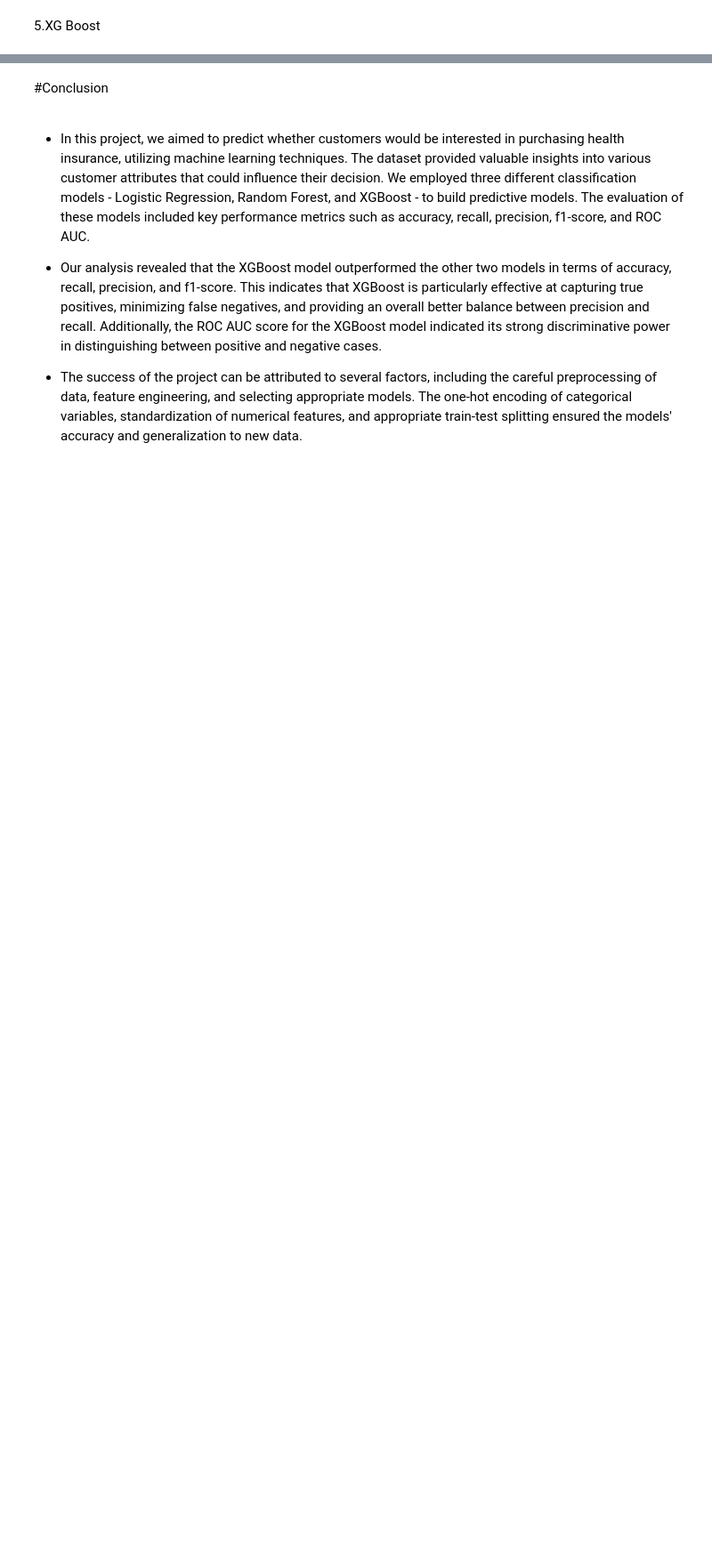
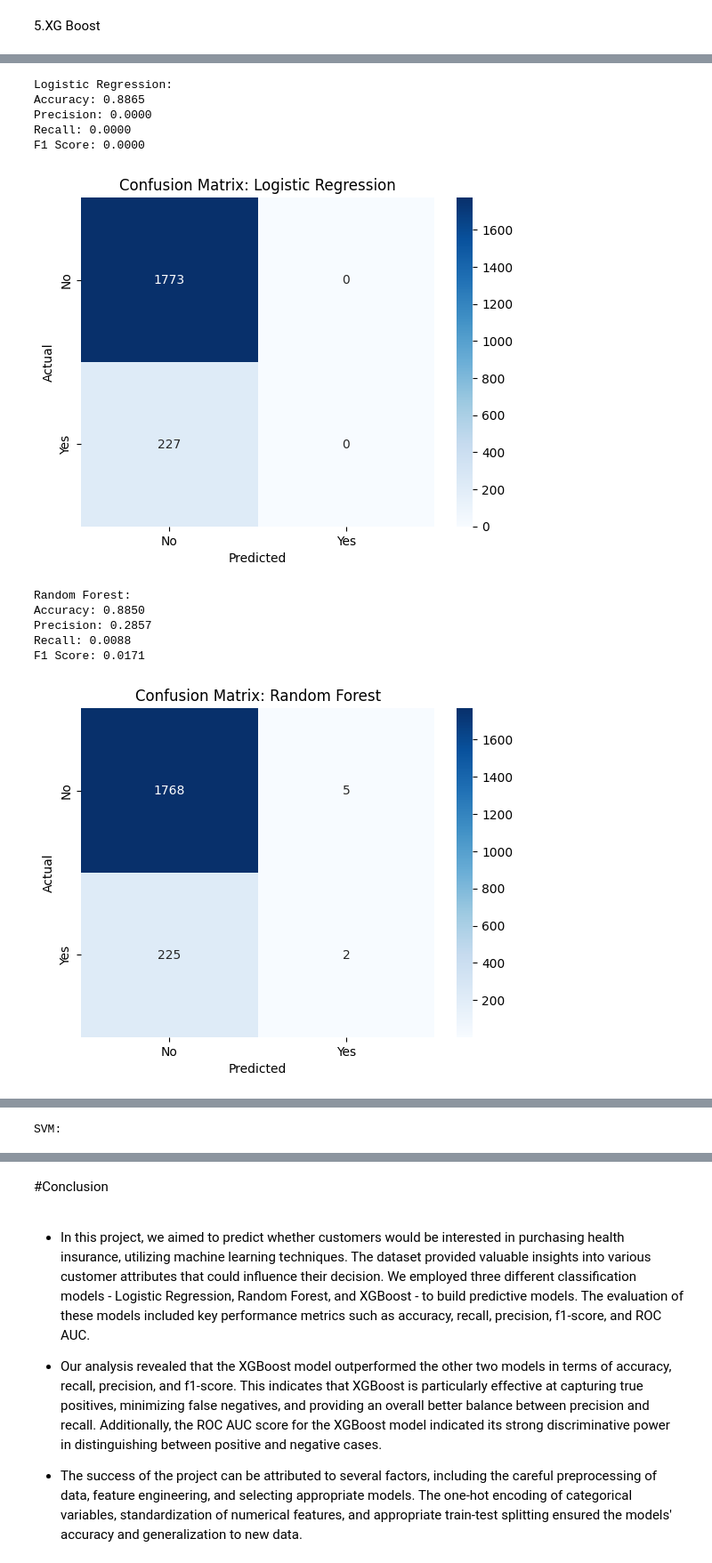
Before and after one commit to swapnil-mergal/HEALTH-INSURANCE-CROSS-SELL-PREDICTION-PROJECT, a Jupyter notebook: Individual_notebook.ipynb, the cells around one changed output, grey strips where cells are left out. Shown: that part at 89% size. Saved outputs shown, nothing was run; the diff lists cells and outputs as text; code cells hidden in the pictures; blank space fills up the shorter version.

```diff
--- a/Individual_notebook.ipynb
+++ b/Individual_notebook.ipynb
@@ -377,6 +250,0 @@ X_train.shape, X_test.shape , y_train.shape, y_test.shape
-# %%
-# Normalizing the Dataset using Standard Scaling Technique.
-from sklearn.preprocessing import StandardScaler
-scaler=StandardScaler()
-X_train=scaler.fit_transform(X_train)
-X_test=scaler.transform(X_test)
@@ -705,14 +250,0 @@ print(classification_report(XG_pred, y_test))
-# %%
-# Check column names
-for col in X_train.columns:
-    if '[' in col or ']' in col or '<' in col:
-        new_col_name = col.replace('[', '_').replace(']', '_').replace('<', '_')
-        X_train.rename(columns={col: new_col_name}, inplace=True)
-
-# Check column names
-for col in X_test.columns:
-    if '[' in col or ']' in col or '<' in col:
-        new_col_name = col.replace('[', '_').replace(']', '_').replace('<', '_')
-        X_test.rename(columns={col: new_col_name}, inplace=True)
-
-# Now proceed with training your XGBoost model
@@ -718,0 +280,49 @@ for col in X_test.columns:
+# %%
+# Initialize Models
+models = {
+    "Logistic Regression": LogisticRegression(random_state=42, max_iter=500),
+    "Random Forest": RandomForestClassifier(random_state=42, n_estimators=100, max_depth=10),
+    "XGBoost": XGBClassifier(random_state=42, use_label_encoder=False, eval_metric='logloss'),
+    "SVM": SVC(random_state=42, kernel='linear', probability=True)
+}
+
+# Train and Evaluate Models
+results = {}
+for name, model in models.items():
+    print(f"\n{name}:")
+    # Train Model
+    model.fit(X_train_scaled, y_train)
+    # Predict
+    y_pred = model.predict(X_test_scaled)
+    # Metrics
+    accuracy = accuracy_score(y_test, y_pred)
+    precision = precision_score(y_test, y_pred)
+    recall = recall_score(y_test, y_pred)
+    f1 = f1_score(y_test, y_pred)
+
+    results[name] = {"Accuracy": accuracy, "Precision": precision, "Recall": recall, "F1 Score": f1}
+    print(f"Accuracy: {accuracy:.4f}")
+    print(f"Precision: {precision:.4f}")
+    print(f"Recall: {recall:.4f}")
+    print(f"F1 Score: {f1:.4f}")
+
+    # Confusion Matrix
+    cm = confusion_matrix(y_test, y_pred)
+    sns.heatmap(cm, annot=True, fmt='d', cmap='Blues', xticklabels=['No', 'Yes'], yticklabels=['No', 'Yes'])
+    plt.title(f"Confusion Matrix: {name}")
+    plt.xlabel("Predicted")
+    plt.ylabel("Actual")
+    plt.show()
+# %% [output]
+Logistic Regression:
+Accuracy: 0.8865
+Precision: 0.0000
+Recall: 0.0000
+F1 Score: 0.0000
+[figure, added]
+Random Forest:
+Accuracy: 0.8850
+Precision: 0.2857
+Recall: 0.0088
+F1 Score: 0.0171
+[figure, added]
@@ -718,0 +338 @@ for col in X_test.columns:
+SVM:
```
Also changed, not shown: parts of 117 cells of this notebook.
